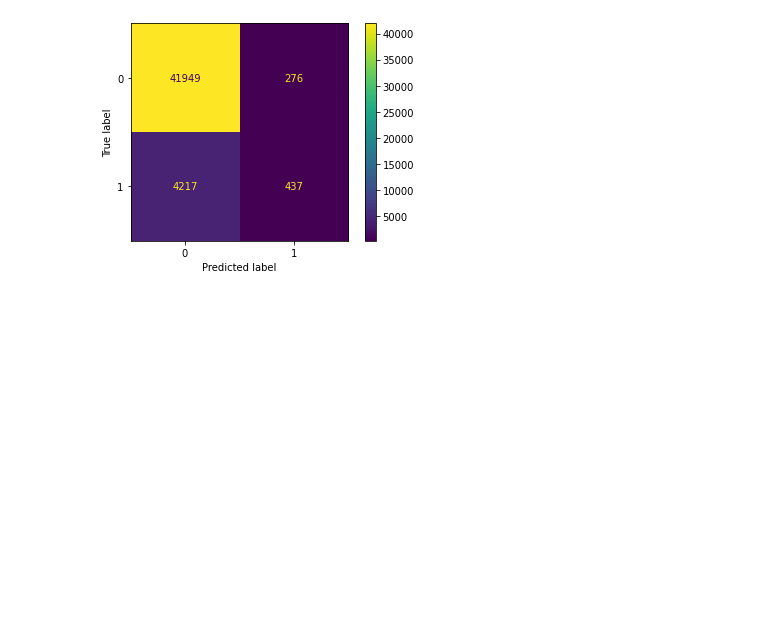
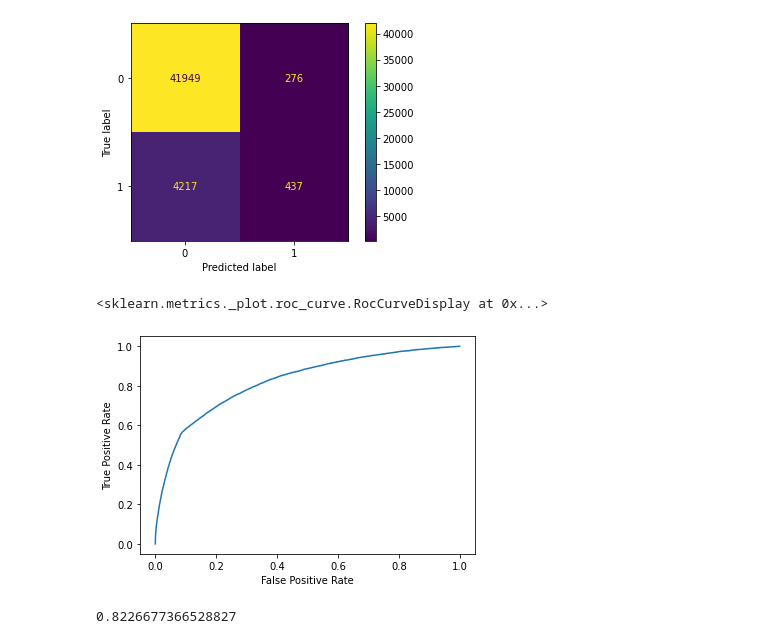
Before and after one commit to sertalpbilal/fun_with_shot_data, a Jupyter notebook: notebooks/naive_xg.ipynb, the cells around one changed output. Cells and saved outputs as stored; diff of their text form; code cells hidden in the pictures; blank space fills up the shorter version.

Commit message:
Added ROC Curves

```diff
--- a/notebooks/naive_xg.ipynb
+++ b/notebooks/naive_xg.ipynb
@@ -134,0 +138,9 @@ plot_confusion_matrix(reg, X_test, y_test)
+# %%
+display.plot()
+# %% [output]
+<sklearn.metrics._plot.roc_curve.RocCurveDisplay at 0x...>
+[figure, added]
+# %%
+roc_auc_score(attack_df['outcome'], attack_df['xG'])
+# %% [output]
+0.8226677366528827
```
Also changed, not shown: parts of 7 cells of this notebook.
